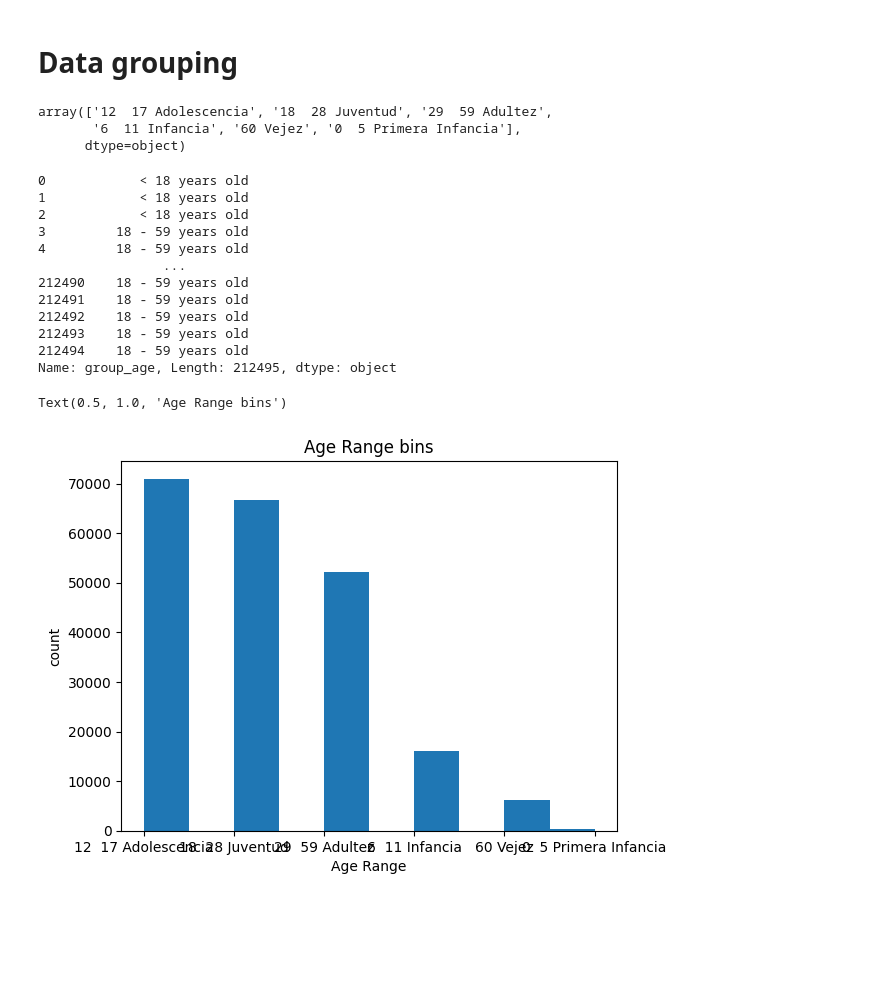
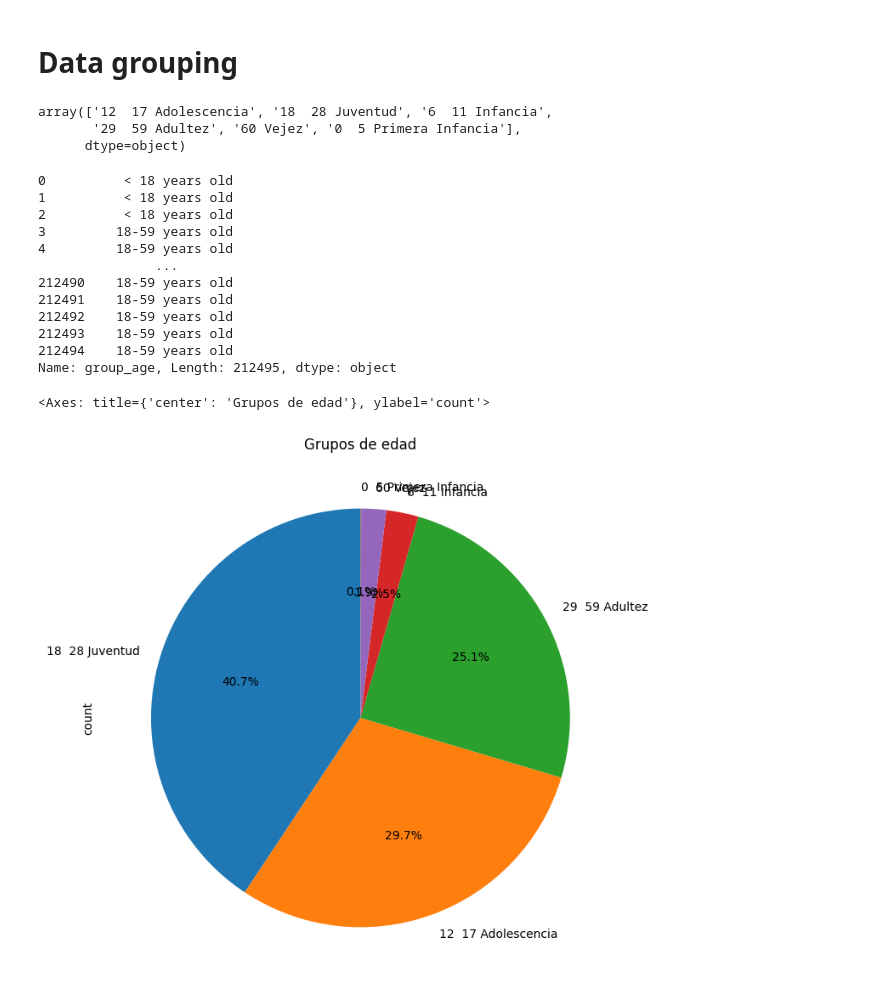
Before and after one commit to dylan-script/programacion_analitca_datos, a Jupyter notebook: Project/Code/analysis.ipynb, the cells around one changed output. Drawn from its saved outputs; the diff is of its cells as text; code cells hidden in the pictures; blank space fills up the shorter version.

Commit message:
charts

```diff
--- a/Project/Code/analysis.ipynb
+++ b/Project/Code/analysis.ipynb
@@ -184,7 +182,7 @@ suicidio_amigo                 int64
 poblacion_diferencial         object
 dtype: object
 # %%
-# Convert integer columns to boolean
+# A las columnas booleanas se les asigna el tipo de dato booleano
 df['enfermedades_dolorosas'] = df['enfermedades_dolorosas'].astype(bool)
 df['maltrato_sexual'] = df['maltrato_sexual'].astype(bool)
 df['muerte_familiar'] = df['muerte_familiar'].astype(bool)
@@ -193,4 +191,5 @@ df['problemas_economicos'] = df['problemas_economicos'].astype(bool)
 df['problemas_juridicos'] = df['problemas_juridicos'].astype(bool)
 df['problemas_laborales'] = df['problemas_laborales'].astype(bool)
 df['suicidio_amigo'] = df['suicidio_amigo'].astype(bool)
+df['esc_educ'] = df['esc_educ'].astype(bool)
 # %%
@@ -244,0 +252,3 @@ max         2024.000000      99.000000
+# %%
+df_intento_suicidio = df[df['clasificaciondelaconducta'] == "Intento de Suicidio"]
+df_intento_suicidio.describe()
@@ -245,48 +265,47 @@ max         2024.000000      99.000000
 # %% [markdown]
 # Data grouping
 # %%
-df['Curso de vida'].unique()
+# Observemos la agrupación de la variable Curso de Vida
+df_intento_suicidio['Curso de vida'].unique()
 # %% [output]
-array(['12  17 Adolescencia', '18  28 Juventud', '29  59 Adultez',
-       '6  11 Infancia', '60 Vejez', '0  5 Primera Infancia'],
+array(['12  17 Adolescencia', '18  28 Juventud', '6  11 Infancia',
+       '29  59 Adultez', '60 Vejez', '0  5 Primera Infancia'],
       dtype=object)
 # %%
-# Define a function to bin curso_vida by age
-def bin_curso_vida(curso_vida):
-  if curso_vida in ['0  5 Primera Infancia', '6  11 Infancia', '12  17 Adolescencia']:
-    return '< 18 years old'
-  elif curso_vida in ['18  28 Juventud', '29  59 Adultez']:
-    return '18 - 59 years old'
-  else:
-    return '>= 60 yo'
+# # Define a function to bin curso_vida by age
+# def bin_curso_vida(curso_vida):
+#   if curso_vida in ['0  5 Primera Infancia', '6  11 Infancia', '12  17 Adolescencia']:
+#     return '< 18 years old'
+#   elif curso_vida in ['18  28 Juventud', '29  59 Adultez']:
+#     return '18-59 years old'
+#   else:``
+#     return '>= 60 years old'
 
-# Create a new column 'group_age' by applying the bin_curso_vida function
-df['group_age'] = df['Curso de vida'].apply(bin_curso_vida)
+# # Create a new column 'group_age' by applying the bin_curso_vida function
+# df['group_age'] = df['Curso de vida'].apply(bin_curso_vida)
 
-df['group_age']
+# df['group_age']
 # %% [output]
-0            < 18 years old
-1            < 18 years old
-2            < 18 years old
-3         18 - 59 years old
-4         18 - 59 years old
-                ...
-212490    18 - 59 years old
-212491    18 - 59 years old
-212492    18 - 59 years old
-212493    18 - 59 years old
-212494    18 - 59 years old
+0          < 18 years old
+1          < 18 years old
+2          < 18 years old
+3         18-59 years old
+4         18-59 years old
+               ...
+212490    18-59 years old
+212491    18-59 years old
+212492    18-59 years old
+212493    18-59 years old
+212494    18-59 years old
 Name: group_age, Length: 212495, dtype: object
 # %%
-%matplotlib inline
-import matplotlib as plt
-from matplotlib import pyplot
-plt.pyplot.hist(df["Curso de vida"])
-
-# set x/y labels and plot title
-plt.pyplot.xlabel("Age Range")
-plt.pyplot.ylabel("count")
-plt.pyplot.title("Age Range bins")
+# Observemos la distribución en un diagrama de torta
+df_intento_suicidio['Curso de vida'].value_counts().plot.pie(
+    figsize=(8, 8),
+    autopct='%1.1f%%',
+    startangle=90,
+    title='Grupos de edad'
+)
 # %% [output]
-Text(0.5, 1.0, 'Age Range bins')
+<Axes: title={'center': 'Grupos de edad'}, ylabel='count'>
-[figure, old version]
+[figure, new version]
```
Also changed, not shown: parts of 52 cells of this notebook.
